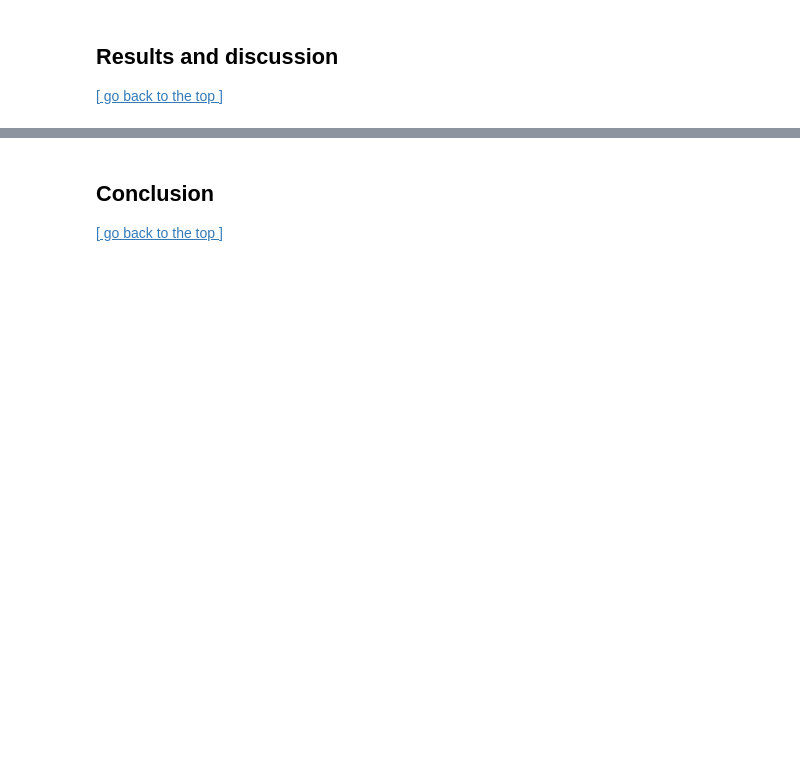
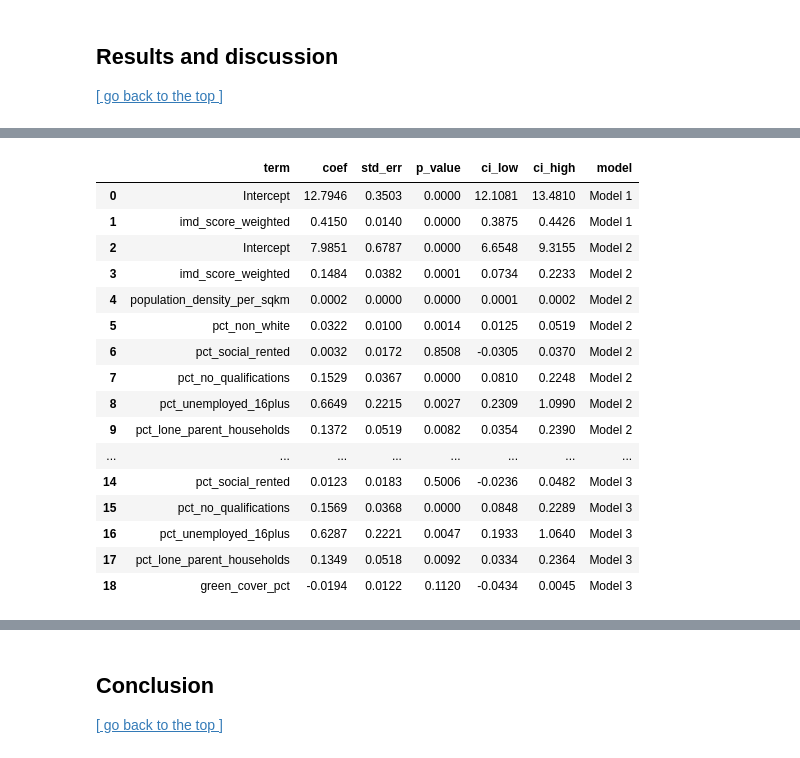
Before and after one commit to Levine-l/CASA0006_project, a Jupyter notebook: Template_submission_CASA0006.ipynb, the cells around one changed output, grey strips where cells are left out. Saved outputs shown, nothing was run; the diff lists cells and outputs as text; code cells hidden in the pictures; blank space fills up the shorter version.

Commit message:
update modelling

```diff
--- a/Template_submission_CASA0006.ipynb
+++ b/Template_submission_CASA0006.ipynb
@@ -407,0 +481,12 @@ display(corr_with_outcome.to_frame(name="correlation_with_year6_obese_pct"))
+# %%
+formula_1 = f"{OUTCOME} ~ {DEPRIVATION_VAR}"
+formula_2 = f"{OUTCOME} ~ {DEPRIVATION_VAR} + {' + '.join(SOCIODEMOGRAPHIC_VARS)}"
+formula_3 = f"{formula_2} + {GREEN_VAR}"
+
+model_1 = smf.ols(formula=formula_1, data=complete_case).fit(cov_type="HC3")
+model_2 = smf.ols(formula=formula_2, data=complete_case).fit(cov_type="HC3")
+model_3 = smf.ols(formula=formula_3, data=complete_case).fit(cov_type="HC3")
+
+print(model_1.summary())
+print(model_2.summary())
+print(model_3.summary())
@@ -407,0 +511,40 @@ display(corr_with_outcome.to_frame(name="correlation_with_year6_obese_pct"))
+# %%
+def tidy_model(model, model_name):
+    conf = model.conf_int()
+    out = pd.DataFrame({
+        "term": model.params.index,
+        "coef": model.params.values,
+        "std_err": model.bse.values,
+        "p_value": model.pvalues.values,
+        "ci_low": conf[0].values,
+        "ci_high": conf[1].values,
+        "model": model_name,
+    })
+    return out
+
+tidy_results = pd.concat([
+    tidy_model(model_1, "Model 1"),
+    tidy_model(model_2, "Model 2"),
+    tidy_model(model_3, "Model 3"),
+], ignore_index=True)
+
+display(tidy_results.round(4))
+tidy_results.to_csv(TABLE_DIR / "regression_tidy_results.csv", index=False)
+# %% [output]
+|  | term | coef | std_err | p_value | ci_low | ci_high | model |
+| 0 | Intercept | 12.7946 | 0.3503 | 0.0000 | 12.1081 | 13.4810 | Model 1 |
+| 1 | imd_score_weighted | 0.4150 | 0.0140 | 0.0000 | 0.3875 | 0.4426 | Model 1 |
+| 2 | Intercept | 7.9851 | 0.6787 | 0.0000 | 6.6548 | 9.3155 | Model 2 |
+| 3 | imd_score_weighted | 0.1484 | 0.0382 | 0.0001 | 0.0734 | 0.2233 | Model 2 |
+| 4 | population_density_per_sqkm | 0.0002 | 0.0000 | 0.0000 | 0.0001 | 0.0002 | Model 2 |
+| 5 | pct_non_white | 0.0322 | 0.0100 | 0.0014 | 0.0125 | 0.0519 | Model 2 |
+| 6 | pct_social_rented | 0.0032 | 0.0172 | 0.8508 | -0.0305 | 0.0370 | Model 2 |
+| 7 | pct_no_qualifications | 0.1529 | 0.0367 | 0.0000 | 0.0810 | 0.2248 | Model 2 |
+| 8 | pct_unemployed_16plus | 0.6649 | 0.2215 | 0.0027 | 0.2309 | 1.0990 | Model 2 |
+| 9 | pct_lone_parent_households | 0.1372 | 0.0519 | 0.0082 | 0.0354 | 0.2390 | Model 2 |
+| ... | ... | ... | ... | ... | ... | ... | ... |
+| 14 | pct_social_rented | 0.0123 | 0.0183 | 0.5006 | -0.0236 | 0.0482 | Model 3 |
+| 15 | pct_no_qualifications | 0.1569 | 0.0368 | 0.0000 | 0.0848 | 0.2289 | Model 3 |
+| 16 | pct_unemployed_16plus | 0.6287 | 0.2221 | 0.0047 | 0.1933 | 1.0640 | Model 3 |
+| 17 | pct_lone_parent_households | 0.1349 | 0.0518 | 0.0092 | 0.0334 | 0.2364 | Model 3 |
+| 18 | green_cover_pct | -0.0194 | 0.0122 | 0.1120 | -0.0434 | 0.0045 | Model 3 |
```
Also changed, not shown: parts of 7 cells of this notebook.
